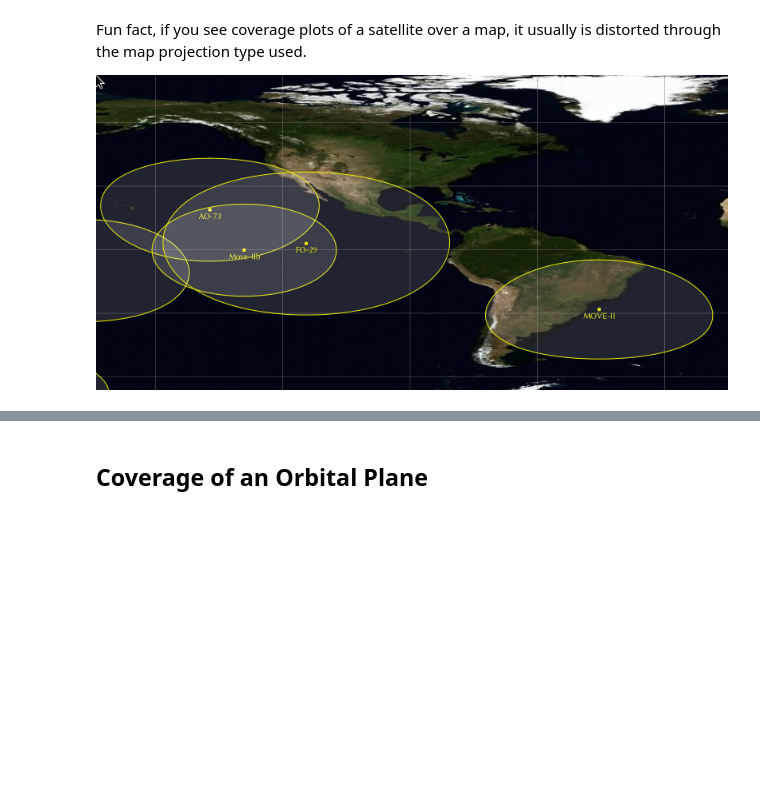
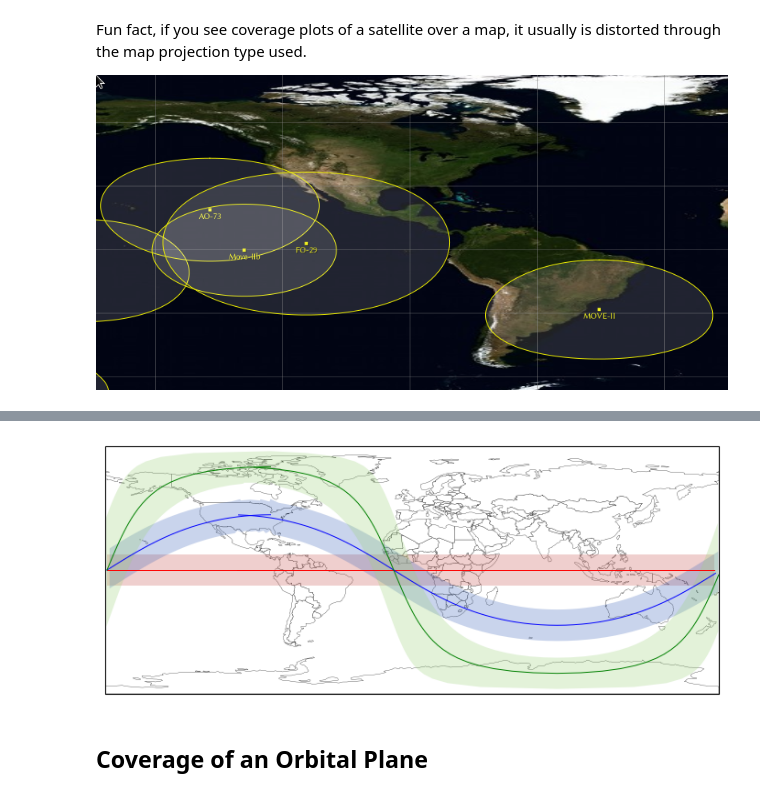
Before and after one commit to Rakagami/datascience_satellites_and_me, a Jupyter notebook: coverage_analysis.ipynb, the cells around one changed output, grey strips where cells are left out. Cells and saved outputs as stored; diff of their text form; code cells hidden in the pictures; blank space fills up the shorter version.

Commit message:
Added circular orbit coverage

```diff
--- a/coverage_analysis.ipynb
+++ b/coverage_analysis.ipynb
@@ -53,7 +54,7 @@ def slant_distance(e, h, R = 6371):
     """
     Computes the slant distance based on elevation and altitude.
 
-    e: Elevation in radians
+    e: Elevation in degrees
     h: Altitude in km
 
     Returns
@@ -70,7 +71,7 @@ def params(e, h, R = 6371):
     """
     With the equations above, we can solve all four parameters
 
-    e: Elevation in radians
+    e: Elevation in degrees
     h: Altitude in km
 
     Returns
@@ -89,7 +90,7 @@ def coverage_radius_A(e, h, R = 6371):
     """
     With the equations above, we can solve all four parameters
 
-    e: Elevation in radians
+    e: Elevation in degrees
     h: Altitude in km
 
     Returns
@@ -104,7 +105,7 @@ def coverage_radius_B(e, h, R = 6371):
     """
     With the equations above, we can solve all four parameters
 
-    e: Elevation in radians
+    e: Elevation in degrees
     h: Altitude in km
 
     Returns
@@ -145,3 +261,79 @@ Fun fact, if you see coverage plots of a satellite over a map, it usually is dis
+# %%
+begin_time = 1679408909
+coords_0 ,  bc1_0,  bc2_0 = get_coords(  0, 238, 500, 100, begin_time)
+coords_40, bc1_40, bc2_40 = get_coords( 40, 238, 500, 100, begin_time)
+coords_80, bc1_80, bc2_80 = get_coords( 75, 238, 500, 100, begin_time)
+# %%
+continents = ["AF", "AS", "EU", "NA", "OC", "SA"]
+cols = ["#c1d5e2", "#ce9c7f", "#7598b6", "#6a7465", "#914c09", "#663979", "#fbe17b"]
+
+world = geopandas.read_file(geopandas.datasets.get_path('naturalearth_lowres'))
+
+fig, ax = plt.subplots(figsize=(7, 3), subplot_kw={'projection': ccrs.PlateCarree()})
+
+cmap = colors.ListedColormap(cols[:-2])
+world.plot(facecolor = "white", edgecolor="black", ax=ax, linewidth=0.2)
+
+# partitioning a coordinate list based on continuities
+def discontin_partition(coord_list):
+    latitude, longitude = coord_list[:, 0], coord_list[:, 1]
+    coords_list_ = [(latitude, longitude)]
+    last_long = 0
+    for i, long in enumerate(longitude):
+        if (np.abs(long - last_long) > 200):
+            coords_list_ = [(coord_list[:i, 0], coord_list[:i, 1])]
+            coords_list_.append((coord_list[i:, 0], coord_list[i:, 1]))
+            break
+        else:
+            last_long = long
+    return coords_list_
+
+# Plotting GS points
+def plot_period_groundtrack(coord_list, ax, color):
+    coords_list = discontin_partition(coord_list)
+    for lats, longs in coords_list:
+        ax.plot(longs, lats,
+                   color=color,
+                   zorder = 10,
+                   linewidth = 0.7)
+
+def construct_polygon(bound_coords1, bound_coords2):
+    """Constructing polygon based on bounding coords.
+
+    We are working with the following assumptions about the coordinates:
+    - they are contiguously ordered
+    - they do one revolution around the longitude coordinates
+    """
+    def get_longitude(c):
+        return c[1]
+    bound_coords1 = sorted(bound_coords1, key=get_longitude)
+    bound_coords2 = sorted(bound_coords2, key=get_longitude, reverse=True)
+    polygon = np.array([*bound_coords1, *bound_coords2])
+    return polygon
+
+def plot_bounds(bound_coords1, bound_coords2, ax, color):
+    bound_polygon = construct_polygon(bound_coords1, bound_coords2)
+    ax.fill(bound_polygon[:, 1], bound_polygon[:, 0], facecolor=color)
+
+plot_period_groundtrack(coords_0,  ax, "red")
+plot_bounds(bc1_0, bc2_0, ax, "#c9585248")
+
+plot_period_groundtrack(coords_40,  ax, "blue")
+plot_bounds(bc1_40, bc2_40, ax, "#436abc48")
+
+plot_period_groundtrack(coords_80, ax, "green")
+plot_bounds(bc1_80, bc2_80, ax, "#9cd37a48")
+
+ax.set_extent([-180, 180, -90, 90], ccrs.PlateCarree())
+ax.get_xaxis().set_ticks([])
+ax.get_yaxis().set_ticks([])
+
+plt.axis('tight')
+plt.tight_layout()
+plt.savefig("figures/inclination_coverage_comparison.pdf", pad_inches=0)
+plt.show()
+# %% [output]
+[figure, added]
 # %% [markdown]
 ## Coverage of an Orbital Plane
 # %% [markdown]
```
Also changed, not shown: parts of 7 cells of this notebook, 1 other file.
